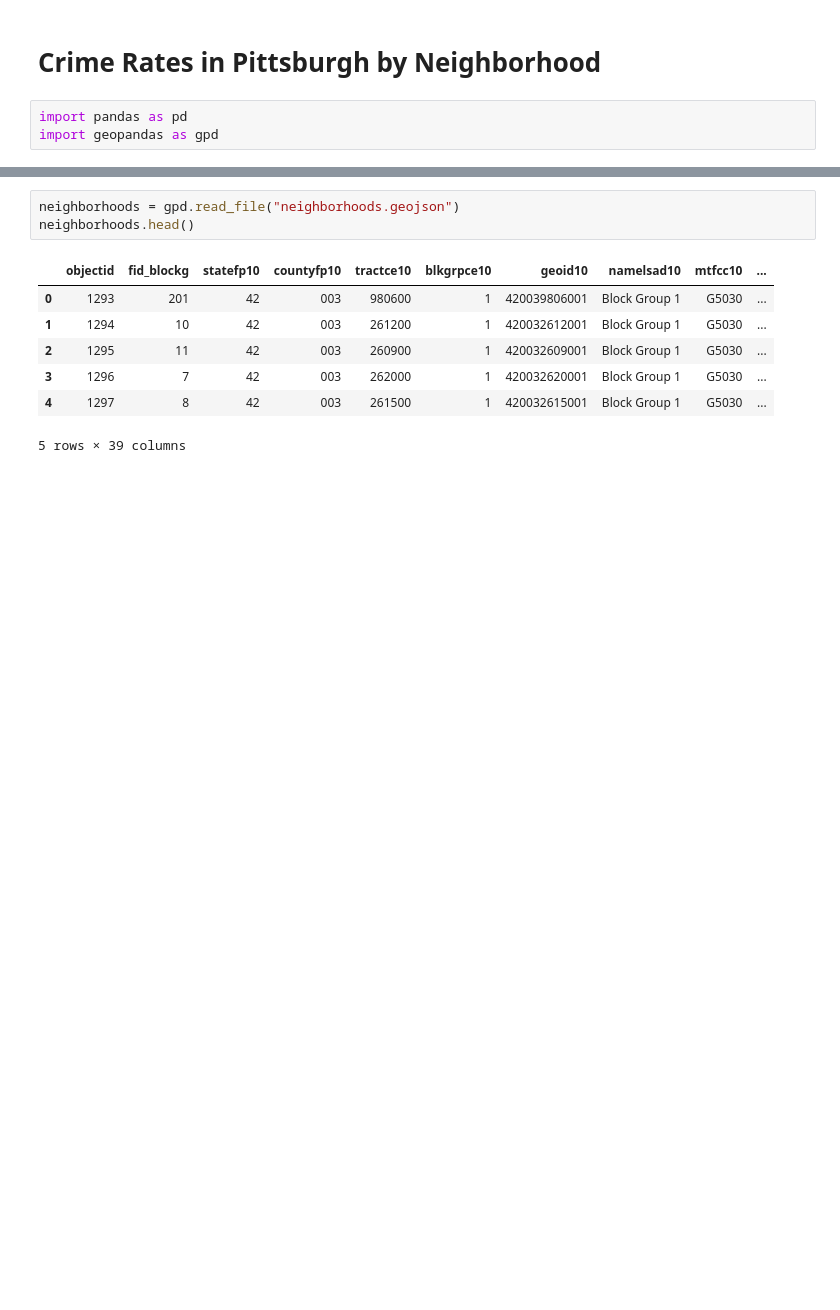
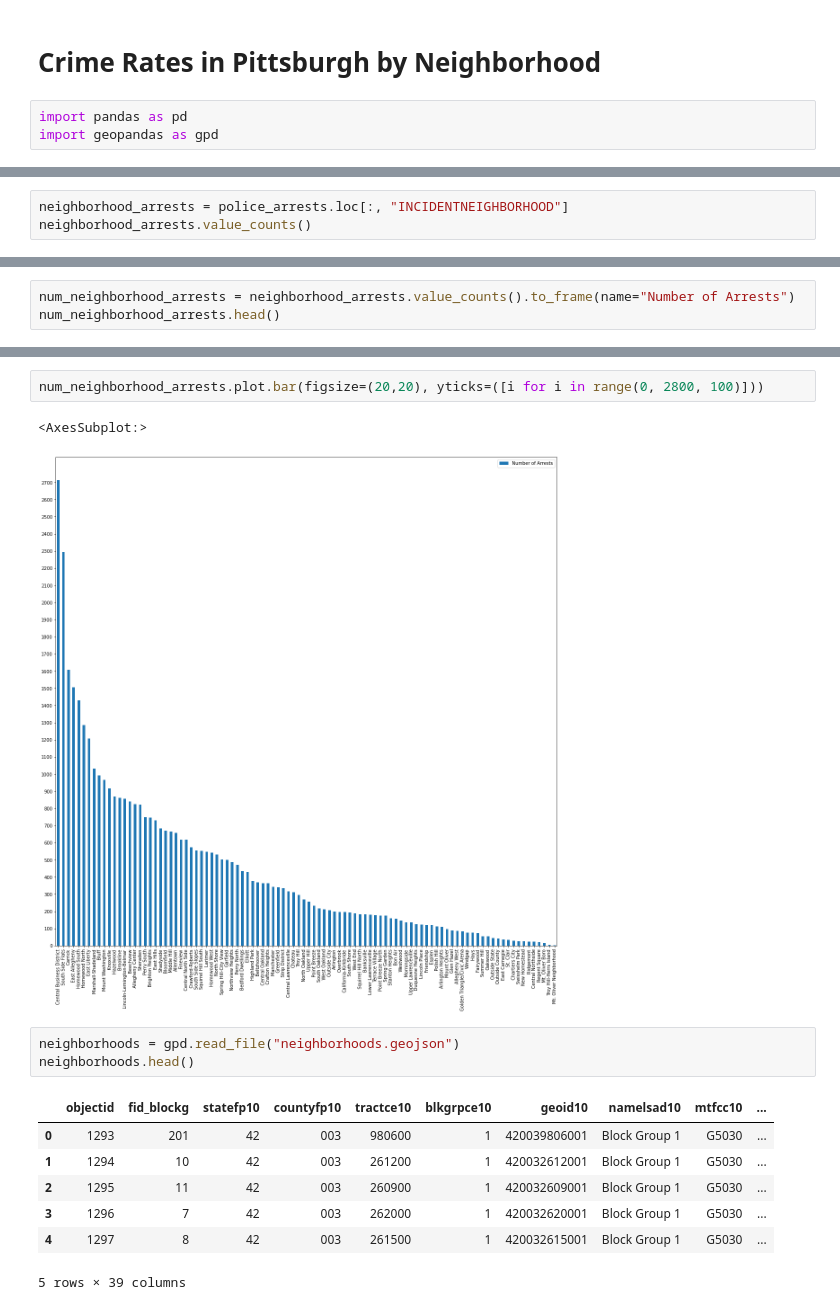
Before and after one commit to briankim-pitt/final-project, a Jupyter notebook: crime-rates.ipynb, the cells around one changed output, grey strips where cells are left out. Saved outputs shown, nothing was run; the diff lists cells and outputs as text; blank space fills up the shorter version.

Commit message:
Isolate and plot number of arrests by neighborhood

```diff
--- a/crime-rates.ipynb
+++ b/crime-rates.ipynb
@@ -13,3 +13,6 @@ police_arrests.head()
 | 2 | 1974466 | 16144165 | 63.0 | F | B | 2016-08-03T16:45:00 | 900 Block Freeport RD Fox Chapel,... | 3929 Retail Theft. | 900 Block Freeport RD Fox Chapel,... | ... |
 | 3 | 1974550 | 16145257 | 25.0 | F | W | 2016-08-05T02:36:00 | Foreland ST & Cedar AV Pittsburgh... | 5503 Disorderly Conduct. / 5505 P... | Foreland ST & Cedar AV Pittsburgh... | ... |
 | 4 | 1974596 | 16145962 | 25.0 | M | B | 2016-08-06T02:00:00 | 900 Block Woodlow ST Pittsburgh, ... | 2702 Aggravated Assault. / 2705 R... | 900 Block Woodlow ST Pittsburgh, ... | ... |
+# %%
+neighborhood_arrests = police_arrests.loc[:, "INCIDENTNEIGHBORHOOD"]
+neighborhood_arrests.value_counts()
@@ -15,0 +32,3 @@ police_arrests.head()
+# %%
+num_neighborhood_arrests = neighborhood_arrests.value_counts().to_frame(name="Number of Arrests")
+num_neighborhood_arrests.head()
@@ -16,3 +42,8 @@ police_arrests.head()
+# %%
+num_neighborhood_arrests.plot.bar(figsize=(20,20), yticks=([i for i in range(0, 2800, 100)]))
+# %% [output]
+<AxesSubplot:>
+[figure, added]
 # %%
 neighborhoods = gpd.read_file("neighborhoods.geojson")
 neighborhoods.head()
```
Also changed, not shown: parts of 2 cells of this notebook.
